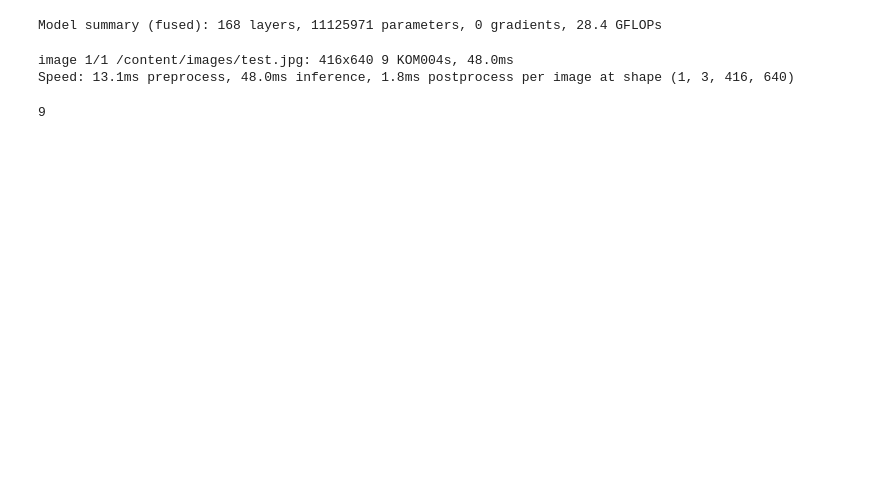
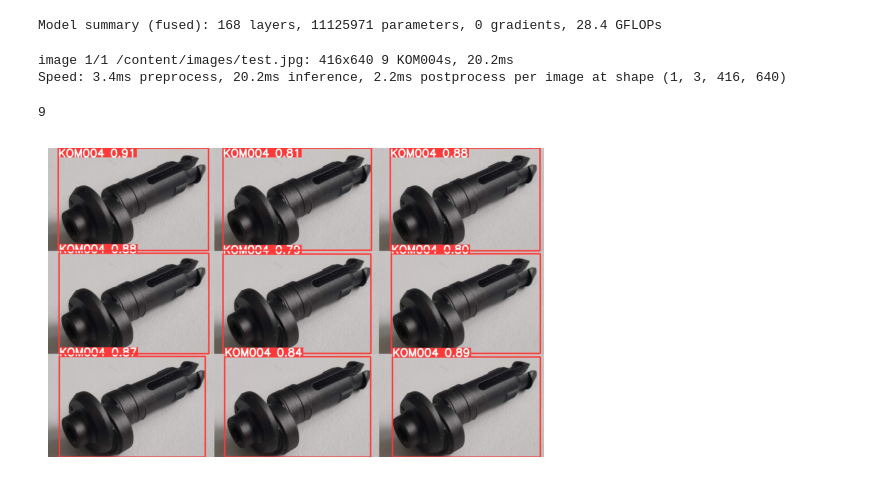
Before and after one commit to lakatosgabor/product-detection, a Jupyter notebook: product_detection.ipynb, the cells around one changed output. Saved outputs shown, nothing was run; the diff lists cells and outputs as text; code cells hidden in the pictures; blank space fills up the shorter version.

Commit message:
Létrehozva a Colab használatával

```diff
--- a/product_detection.ipynb
+++ b/product_detection.ipynb
@@ -62,10 +35,9 @@ model.fuse()
 Model summary (fused): 168 layers, 11125971 parameters, 0 gradients, 28.4 GFLOPs
 # %%
 frame = "/content/images/test.jpg"
-
-detections = model.predict(frame, conf=0.7, format="json")
+detections = model(frame, conf=0.7, show=False)
 # %% [output]
-image 1/1 /content/images/test.jpg: 416x640 9 KOM004s, 48.0ms
-Speed: 13.1ms preprocess, 48.0ms inference, 1.8ms postprocess per image at shape (1, 3, 416, 640)
+image 1/1 /content/images/test.jpg: 416x640 9 KOM004s, 20.2ms
+Speed: 3.4ms preprocess, 20.2ms inference, 2.2ms postprocess per image at shape (1, 3, 416, 640)
 # %%
 for result in detections:
@@ -88,3 +60,14 @@ for i, r in enumerate(detections):
 
     # Save results to disk
     r.save(filename=f'results{i}.jpg')
+# %%
+from google.colab import files
+from PIL import Image
+import matplotlib.pyplot as plt
+
+img = Image.open('/content/results0.jpg')
+plt.imshow(img)
+plt.axis('off') # tengelyek kikapcsolása
+plt.show()
+# %% [output]
+[figure, added]
```
Also changed, not shown: parts of 4 cells of this notebook.
